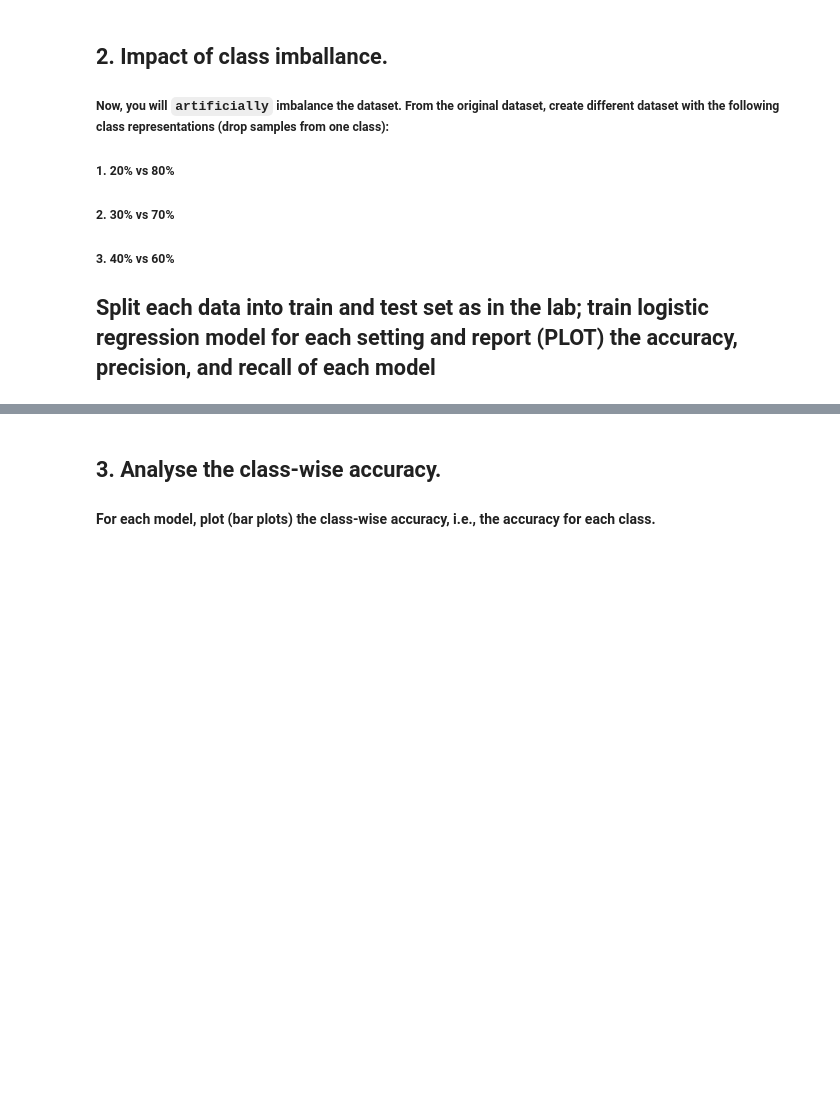
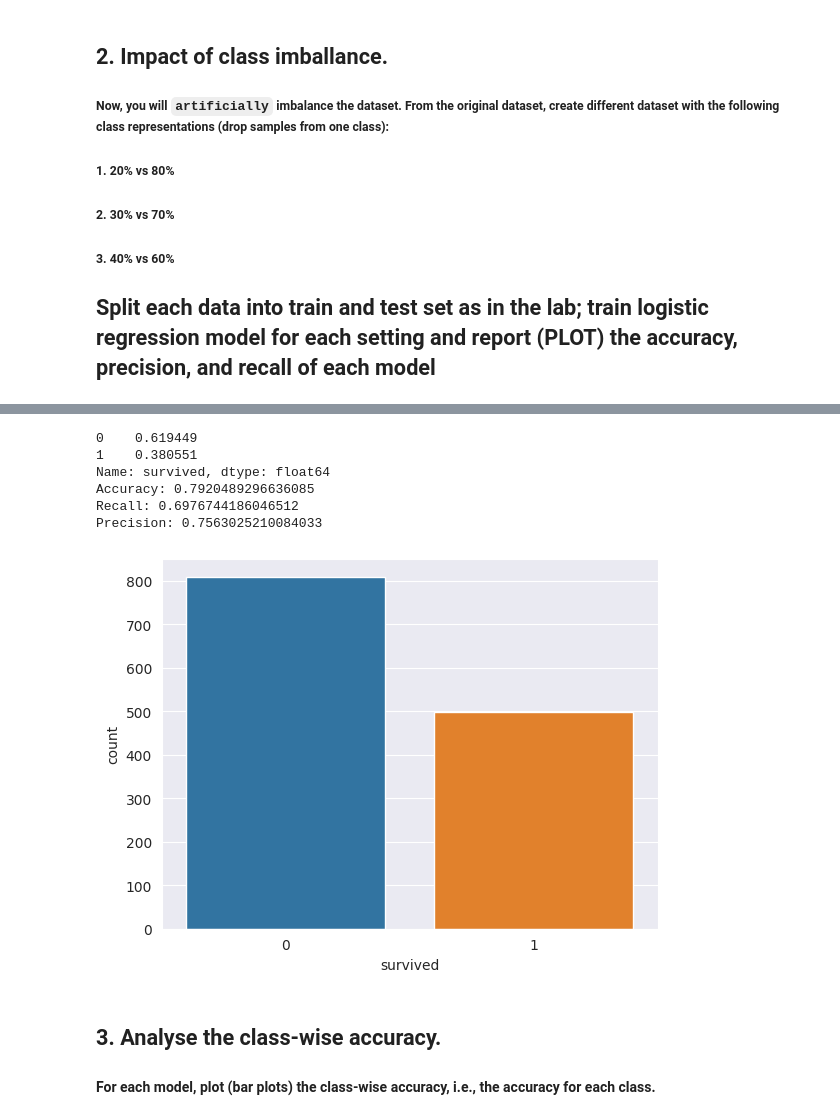
Before and after one commit to AizatvafinTIm/MidTerm-ML, a Jupyter notebook: Lab-3-self-practice.ipynb, the cells around one changed output, grey strips where cells are left out. Cells and saved outputs as stored; diff of their text form; code cells hidden in the pictures; blank space fills up the shorter version.

```diff
--- a/Lab-3-self-practice.ipynb
+++ b/Lab-3-self-practice.ipynb
@@ -99,3 +155,22 @@ X = pd.DataFrame(scaler.transform(X), columns=X.columns)
+# %%
+x40, y40 = imbalance_dataset(X, y, 0.38)
+print(y40.value_counts(normalize=True))
+y40 = pd.DataFrame(y40, columns=['survived'])
+seaborn.countplot(x='survived', data=y40)
+x40_train, x40_test, y40_train, y40_test = train_test_split(x40, y40)
+reg = LogisticRegression().fit(x40_train, y40_train)
+y40_pred = reg.predict(x40_test)
+print(f'Accuracy: {accuracy_score(y40_test, y40_pred)}')
+print(f'Recall: {recall_score(y40_test, y40_pred)}')
+print(f'Precision: {precision_score(y40_test, y40_pred)}')
+# %% [output]
+0    0.619449
+1    0.380551
+Name: survived, dtype: float64
+Accuracy: 0.7920489296636085
+Recall: 0.6976744186046512
+Precision: 0.7563025210084033
+[figure, added]
 # %% [markdown]
 ## 3. Analyse the class-wise accuracy.
 #### For each model, plot (bar plots) the class-wise accuracy, i.e., the accuracy for each class.
```
Also changed, not shown: parts of 6 cells of this notebook, 3 other files.
